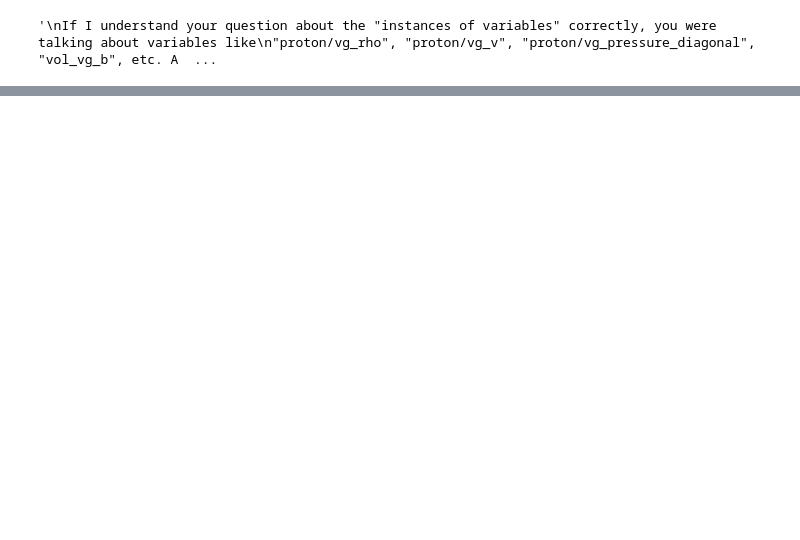
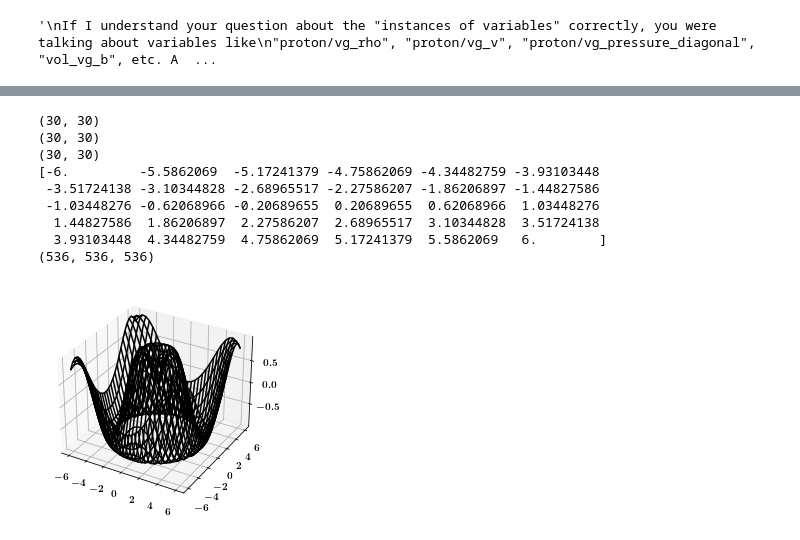
Before and after one commit to makes/plasma-dsp2022, a Jupyter notebook: jiihu-sandbox.ipynb, the cells around one changed output, grey strips where cells are left out. Drawn from its saved outputs; the diff is of its cells as text; code cells hidden in the pictures; blank space fills up the shorter version.

```diff
--- a/jiihu-sandbox.ipynb
+++ b/jiihu-sandbox.ipynb
@@ -200,0 +233,33 @@ Found population proton
+# %%
+# Test 3D plotting with sample data
+def make_z(x, y):
+    return np.sin(np.sqrt(x ** 2 + y ** 2))
+
+x = np.linspace(-6, 6, 30)
+y = np.linspace(-6, 6, 30)
+
+X, Y = np.meshgrid(x, y)
+Z = make_z(X, Y)
+
+fig = plt.figure()
+ax = plt.axes(projection='3d')
+ax.plot_wireframe(X, Y, Z, color='black')
+
+print(X.shape)
+print(Y.shape)
+print(Z.shape)
+
+print(X[0])
+
+print(rho.shape)
+# %% [output]
+(30, 30)
+(30, 30)
+(30, 30)
+[-6.         -5.5862069  -5.17241379 -4.75862069 -4.34482759 -3.93103448
+ -3.51724138 -3.10344828 -2.68965517 -2.27586207 -1.86206897 -1.44827586
+ -1.03448276 -0.62068966 -0.20689655  0.20689655  0.62068966  1.03448276
+  1.44827586  1.86206897  2.27586207  2.68965517  3.10344828  3.51724138
+  3.93103448  4.34482759  4.75862069  5.17241379  5.5862069   6.        ]
+(536, 536, 536)
+[figure, added]
```
Also changed, not shown: parts of 17 cells of this notebook.
